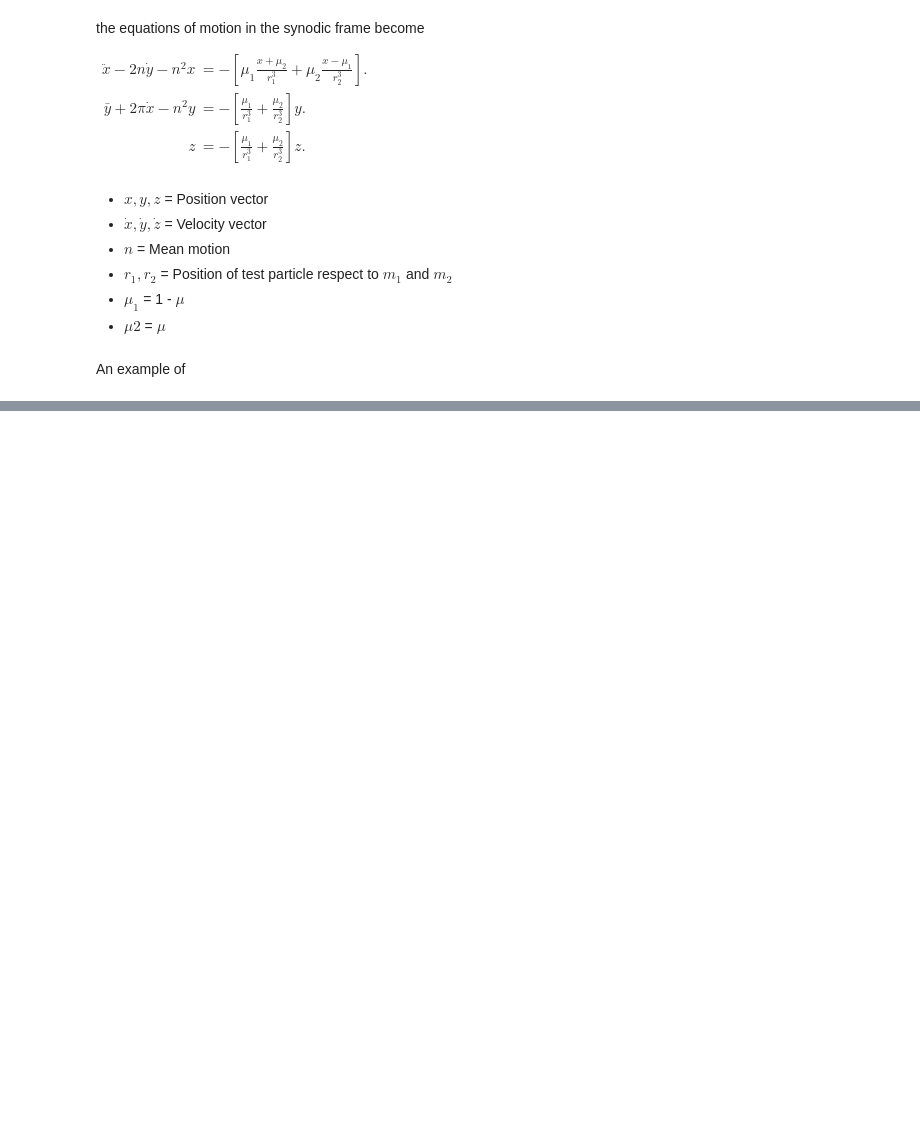
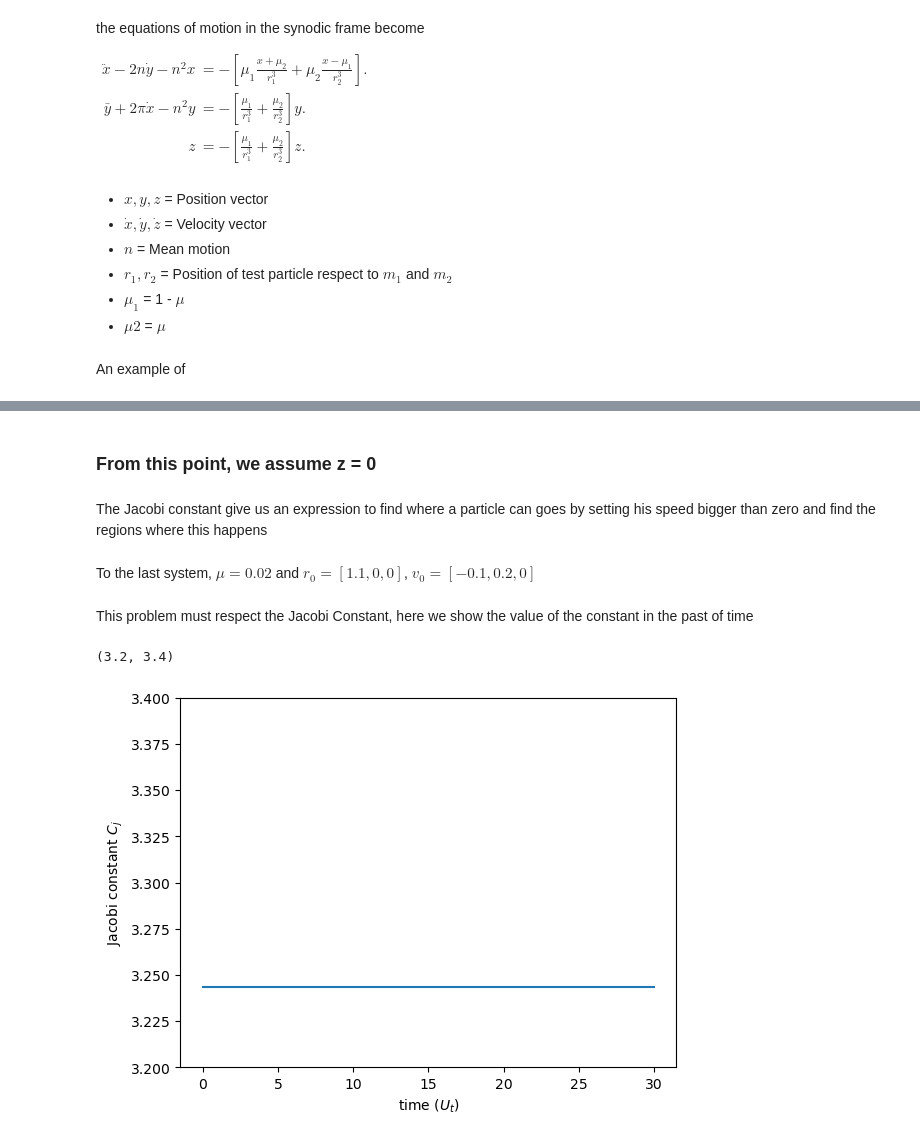
Before and after one commit to seap-udea/murray-dermott-action, a Jupyter notebook: CRTBP/Chapter_The_Restricted_Three_Body_Problem.ipynb, the cells around one changed output, grey strips where cells are left out. Cells and saved outputs as stored; diff of their text form; code cells hidden in the pictures; blank space fills up the shorter version.

Commit message:
Orbits animations and Jacobi Integral comprobation

```diff
--- a/CRTBP/Chapter_The_Restricted_Three_Body_Problem.ipynb
+++ b/CRTBP/Chapter_The_Restricted_Three_Body_Problem.ipynb
@@ -73,9 +72,9 @@ An example of
 # %%
 Y0 = np.array([1.1,0,0,-0.1,0.2,0])
 t = 30
-alpha = 0.02
+mu = 0.02
 dt = 1000
-Yrot = CRTBP(Y0,t,alpha,dt)
+Yrot = CRTBP(Y0,t,mu,dt)
 # %%
 def CRTBP_inertial(Yrot,t,dt):
     ts = np.linspace(0,t,dt)
@@ -116,0 +122,35 @@ HTML(anim.to_html5_video())
+# %% [markdown]
+### From this point, we assume z = 0
+# %% [markdown]
+The Jacobi constant give us an expression to find where a particle can goes by setting his speed bigger than zero and find the regions where this happens
+# %%
+x = np.linspace(-2,2,100)
+y = np.linspace(-2,2,100)
+
+X,Y = np.meshgrid(x,y)
+
+mu = 0.02
+mu1 = 1-mu
+mu2 = mu
+# %% [markdown]
+To the last system, $\mu = 0.02$ and $r_0 = [1.1, 0, 0]$, $v_0 = [-0.1,0.2,0]$
+# %% [markdown]
+This problem must respect the Jacobi Constant, here we show the value of the constant in the past of time
+# %%
+xrot = Yrot[:,0]
+yrot = Yrot[:,1]
+vxrot = Yrot[:,3]
+vyrot = Yrot[:,4]
+
+r1 = np.sqrt((xrot+mu2)**2+yrot**2)
+r2 = np.sqrt((xrot-mu1)**2+yrot**2)
+
+Cj = xrot**2+yrot**2+2*(mu1/r1+mu2/r2) -vxrot**2-vyrot**2
+
+plt.plot(np.linspace(0,t,dt),Cj)
+plt.xlabel(r'time ($U_t$)')
+plt.ylabel(r'Jacobi constant $C_j$')
+plt.ylim(3.2,3.4)
+# %% [output]
+(3.2, 3.4)
+[figure, added]
```
Also changed, not shown: parts of 18 cells of this notebook, 3 other files.
